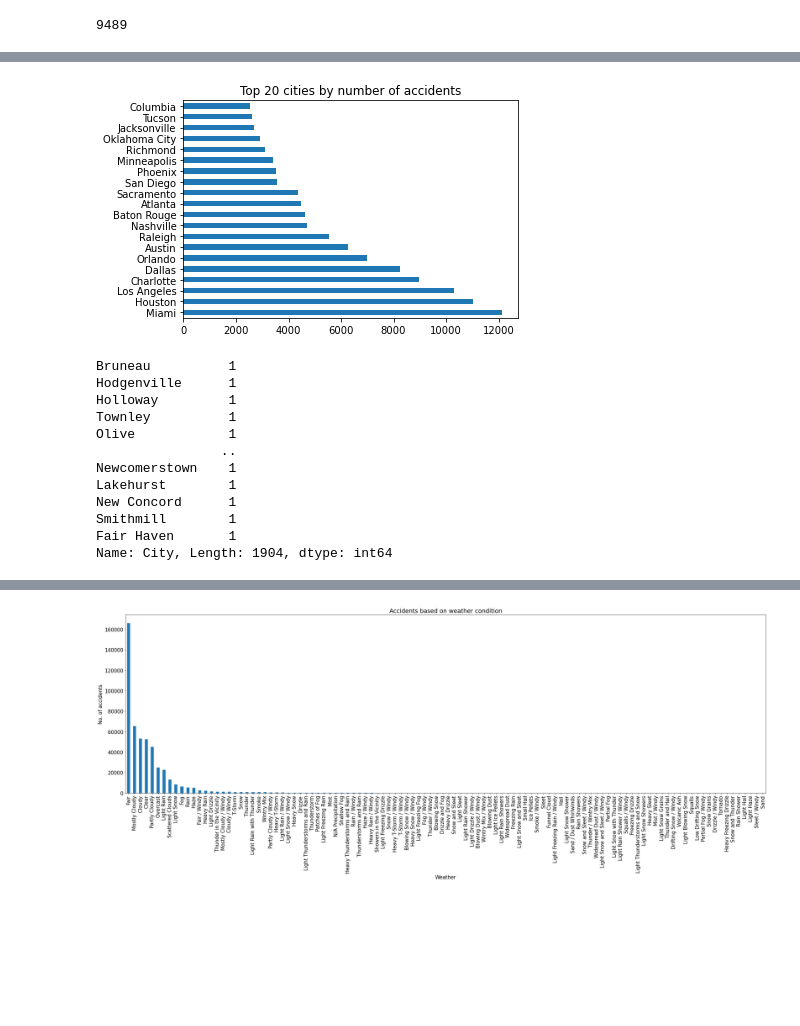
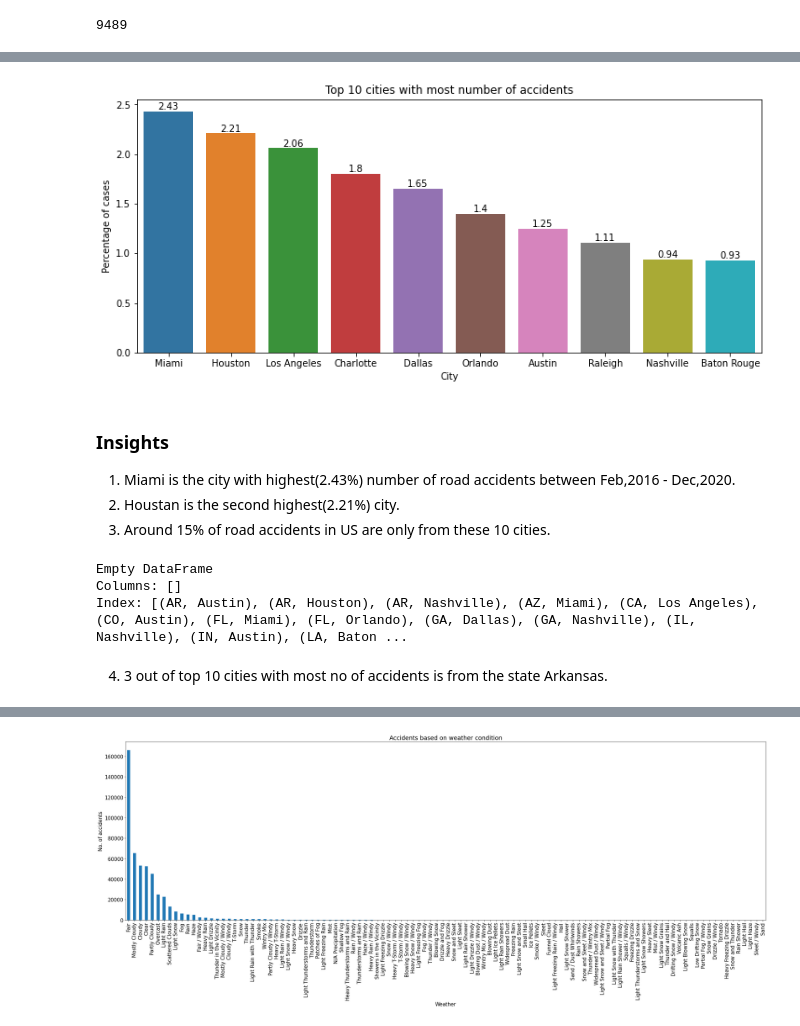
Before and after one commit to shubhanshuvaibhav/US_Accidents, a Jupyter notebook: US _Accidents Analysis.ipynb, the cells around one changed output, grey strips where cells are left out. Drawn from its saved outputs; the diff is of its cells as text; code cells hidden in the pictures; blank space fills up the shorter version.

```diff
--- a/US _Accidents Analysis.ipynb
+++ b/US _Accidents Analysis.ipynb
@@ -219,0 +197,4 @@ Name: City, dtype: int64
+# %%
+# number of cases by city
+city_df = pd.DataFrame(main_df['City'].value_counts()).reset_index().rename(columns={"index":"city","City":'cases'})
+city_df
@@ -222,25 +218,35 @@ import matplotlib.pyplot as plt
 # %%
-# Which are the top20 cities with highest number of accidents.
+# Which are the top10 cities with most number of accidents.
+plt.figure(figsize=(12,5))
+top_10_cities = pd.DataFrame(city_df.head(10))
 
-top_20_accidents_by_cities = accidents_by_cities[:20]
-top_20_accidents_by_cities.plot(kind = 'barh')
-plt.title('Top 20 cities by number of accidents')
+total = sum(city_df['cases'])
+ax = sns.barplot(x=top_10_cities['city'], y=(round(top_10_cities['cases']/total*100,2)))
+
+for i in ax.containers:
+    ax.bar_label(i)
+
+plt.title('Top 10 cities with most number of accidents')
+plt.xlabel('City')
+plt.ylabel('Percentage of cases')
 plt.show()
 # %% [output]
-[figure, old version]
+[figure, new version]
-# %%
-accidents_by_cities[accidents_by_cities==1]
-# %% [output]
-Bruneau          1
-Hodgenville      1
-Holloway         1
-Townley          1
-Olive            1
-                ..
-Newcomerstown    1
-Lakehurst        1
-New Concord      1
-Smithmill        1
-Fair Haven       1
-Name: City, Length: 1904, dtype: int64
+# %% [markdown]
+### Insights
+
+1. Miami is the city with highest(2.43%) number of road accidents between Feb,2016 - Dec,2020.
+2. Houstan is the second highest(2.21%) city.
+3. Around 15% of road accidents in US are only from these 10 cities.
+# %%
+top_10_city_df = main_df[main_df['City'].isin (list(top_10_cities.city))]
+state_df = top_10_city_df[['State','City']]
+state_df.groupby(['State'])
+print(state_df.groupby(['State','City']).sum())
+# %% [output]
+Empty DataFrame
+Columns: []
+Index: [(AR, Austin), (AR, Houston), (AR, Nashville), (AZ, Miami), (CA, Los Angeles), (CO, Austin), (FL, Miami), (FL, Orlando), (GA, Dallas), (GA, Nashville), (IL, Nashville), (IN, Austin), (LA, Baton ...
+# %% [markdown]
+4. 3 out of top 10 cities with most no of accidents is from the state Arkansas.
 # %%
```
Also changed, not shown: parts of 23 cells of this notebook.
